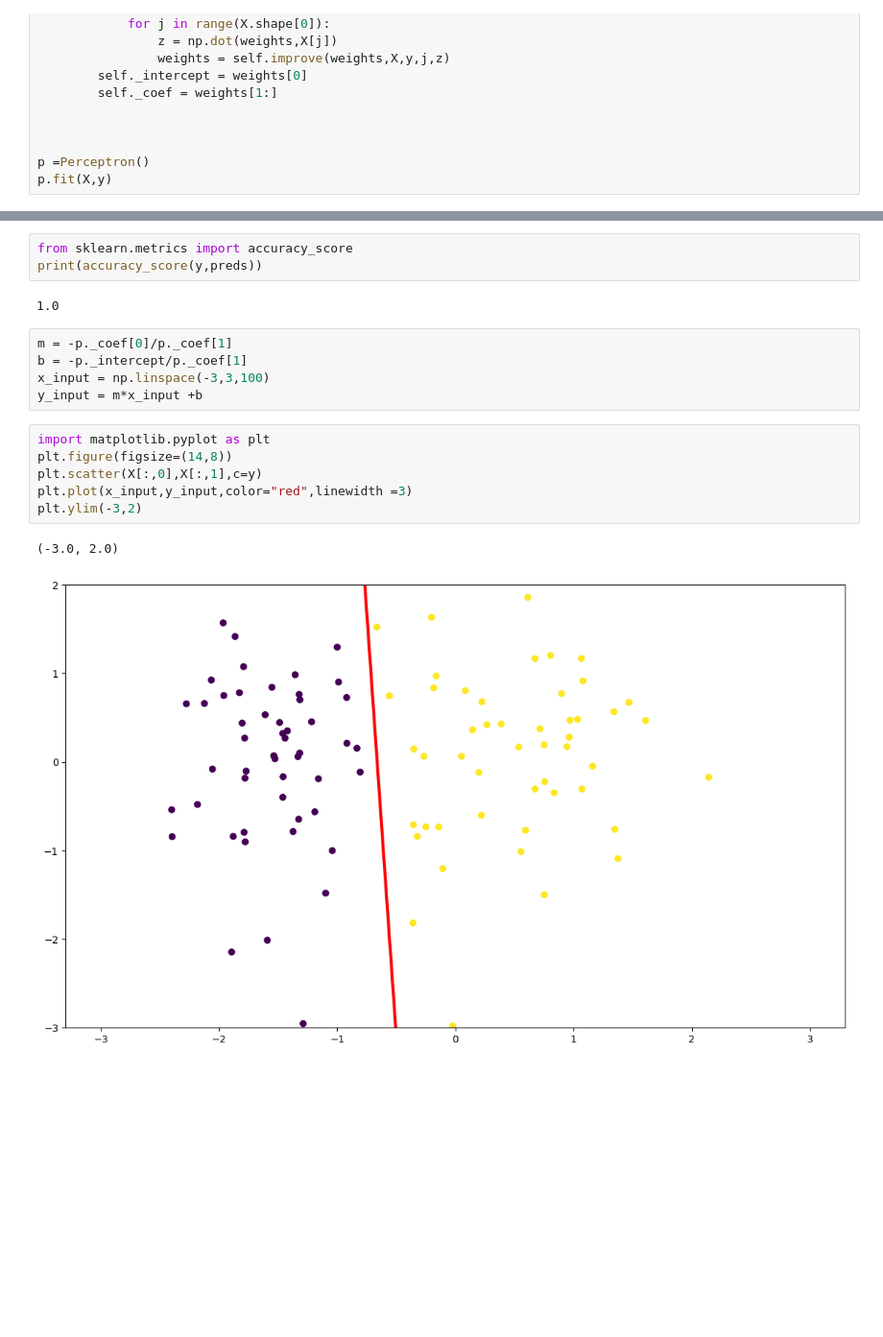
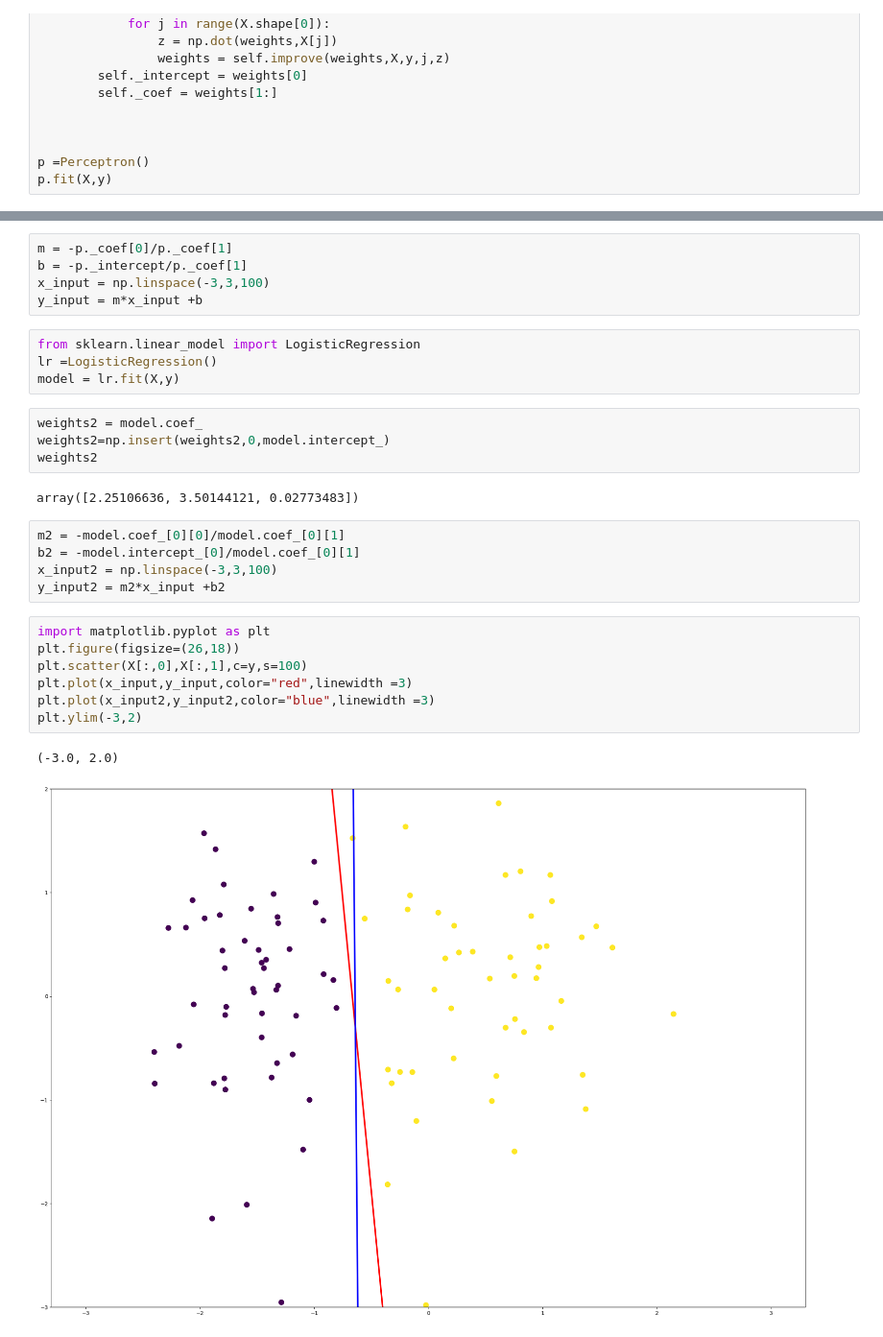
Before and after one commit to hamad470/DeepLearning, a Jupyter notebook: SinglePerceptron/perceptron_with_sigmoid.ipynb, the cells around one changed output, grey strips where cells are left out. Shown at 96% size. Saved outputs shown, nothing was run; the diff lists cells and outputs as text; blank space fills up the shorter version.

```diff
--- a/SinglePerceptron/perceptron_with_sigmoid.ipynb
+++ b/SinglePerceptron/perceptron_with_sigmoid.ipynb
@@ -103,19 +56,30 @@ preds
-# %%
-from sklearn.metrics import accuracy_score
-print(accuracy_score(y,preds))
-# %% [output]
-1.0
 # %%
 m = -p._coef[0]/p._coef[1]
 b = -p._intercept/p._coef[1]
 x_input = np.linspace(-3,3,100)
 y_input = m*x_input +b
+# %%
+from sklearn.linear_model import LogisticRegression
+lr =LogisticRegression()
+model = lr.fit(X,y)
+# %%
+weights2 = model.coef_
+weights2=np.insert(weights2,0,model.intercept_)
+weights2
+# %% [output]
+array([2.25106636, 3.50144121, 0.02773483])
+# %%
+m2 = -model.coef_[0][0]/model.coef_[0][1]
+b2 = -model.intercept_[0]/model.coef_[0][1]
+x_input2 = np.linspace(-3,3,100)
+y_input2 = m2*x_input +b2
 # %%
 import matplotlib.pyplot as plt
-plt.figure(figsize=(14,8))
-plt.scatter(X[:,0],X[:,1],c=y)
+plt.figure(figsize=(26,18))
+plt.scatter(X[:,0],X[:,1],c=y,s=100)
 plt.plot(x_input,y_input,color="red",linewidth =3)
+plt.plot(x_input2,y_input2,color="blue",linewidth =3)
 plt.ylim(-3,2)
 # %% [output]
 (-3.0, 2.0)
-[figure, old version]
+[figure, new version]
```
Also changed, not shown: parts of 6 cells of this notebook.
